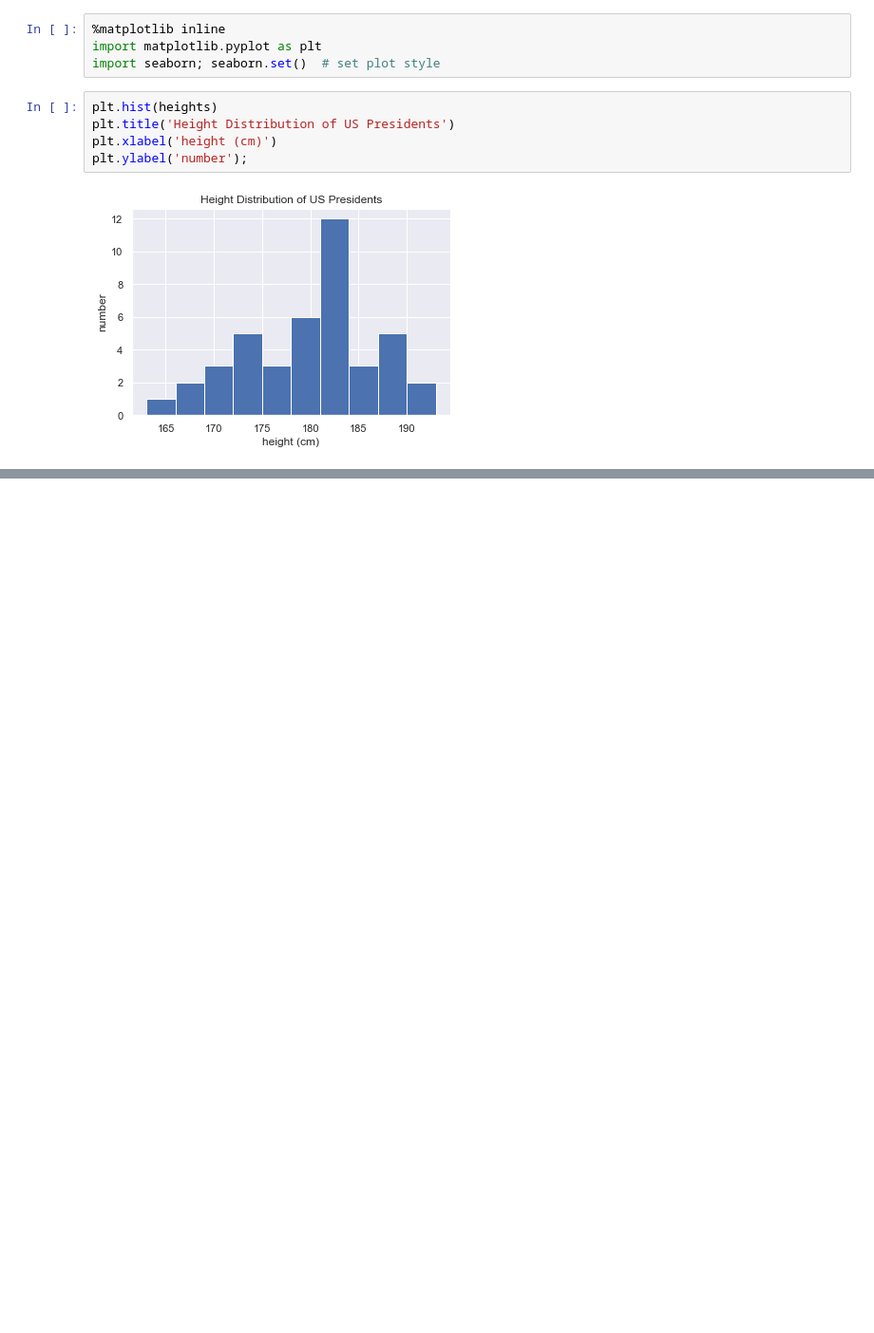
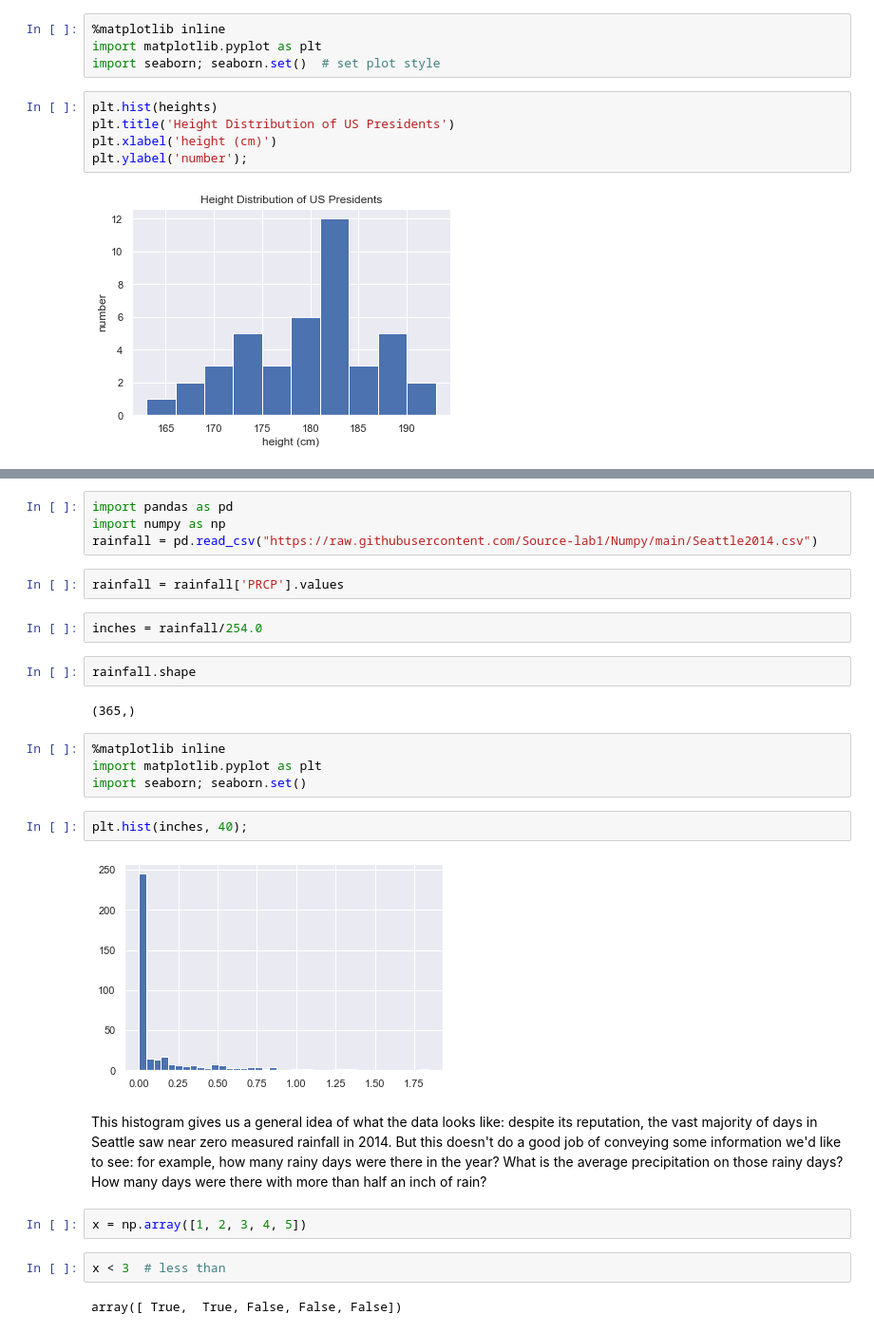
Before and after one commit to Source-lab1/Data-Analysis, a Jupyter notebook: 5pm Numpy.ipynb, the cells around one changed output, grey strips where cells are left out. Shown at 95% size. Drawn from its saved outputs; the diff is of its cells as text; blank space fills up the shorter version.

```diff
--- a/5pm Numpy.ipynb
+++ b/5pm Numpy.ipynb
@@ -1289,0 +1294,28 @@ pwd
+# %%
+import pandas as pd
+import numpy as np
+rainfall = pd.read_csv("https://raw.githubusercontent.com/Source-lab1/Numpy/main/Seattle2014.csv")
+# %%
+rainfall = rainfall['PRCP'].values
+# %%
+inches = rainfall/254.0
+# %%
+rainfall.shape
+# %% [output]
+(365,)
+# %%
+%matplotlib inline
+import matplotlib.pyplot as plt
+import seaborn; seaborn.set()
+# %%
+plt.hist(inches, 40);
+# %% [output]
+[figure, added]
+# %% [markdown]
+This histogram gives us a general idea of what the data looks like: despite its reputation, the vast majority of days in Seattle saw near zero measured rainfall in 2014. But this doesn't do a good job of conveying some information we'd like to see: for example, how many rainy days were there in the year? What is the average precipitation on those rainy days? How many days were there with more than half an inch of rain?
+# %%
+x = np.array([1, 2, 3, 4, 5])
+# %%
+x < 3  # less than
+# %% [output]
+array([ True,  True, False, False, False])
```
Also changed, not shown: parts of 141 cells of this notebook.
